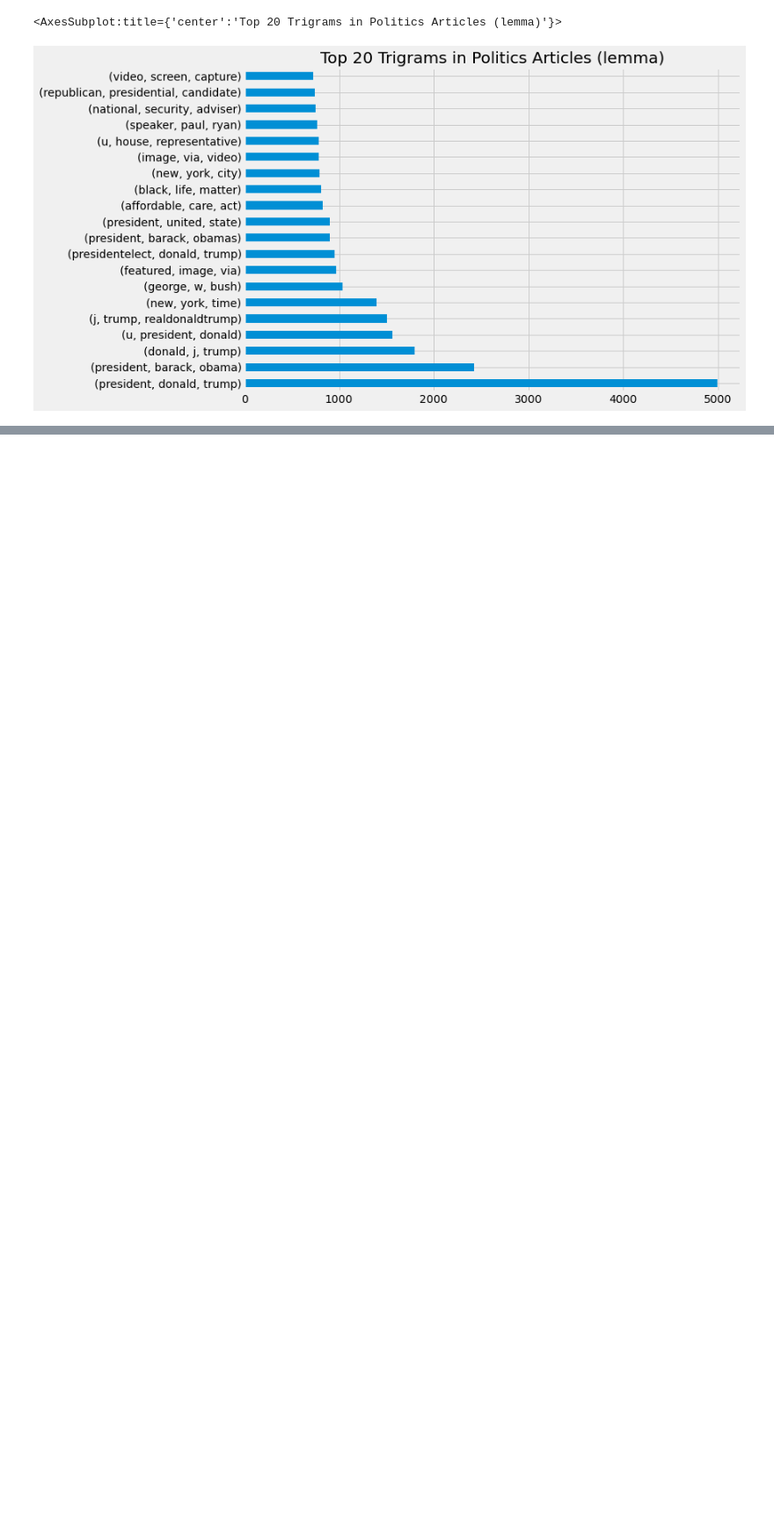
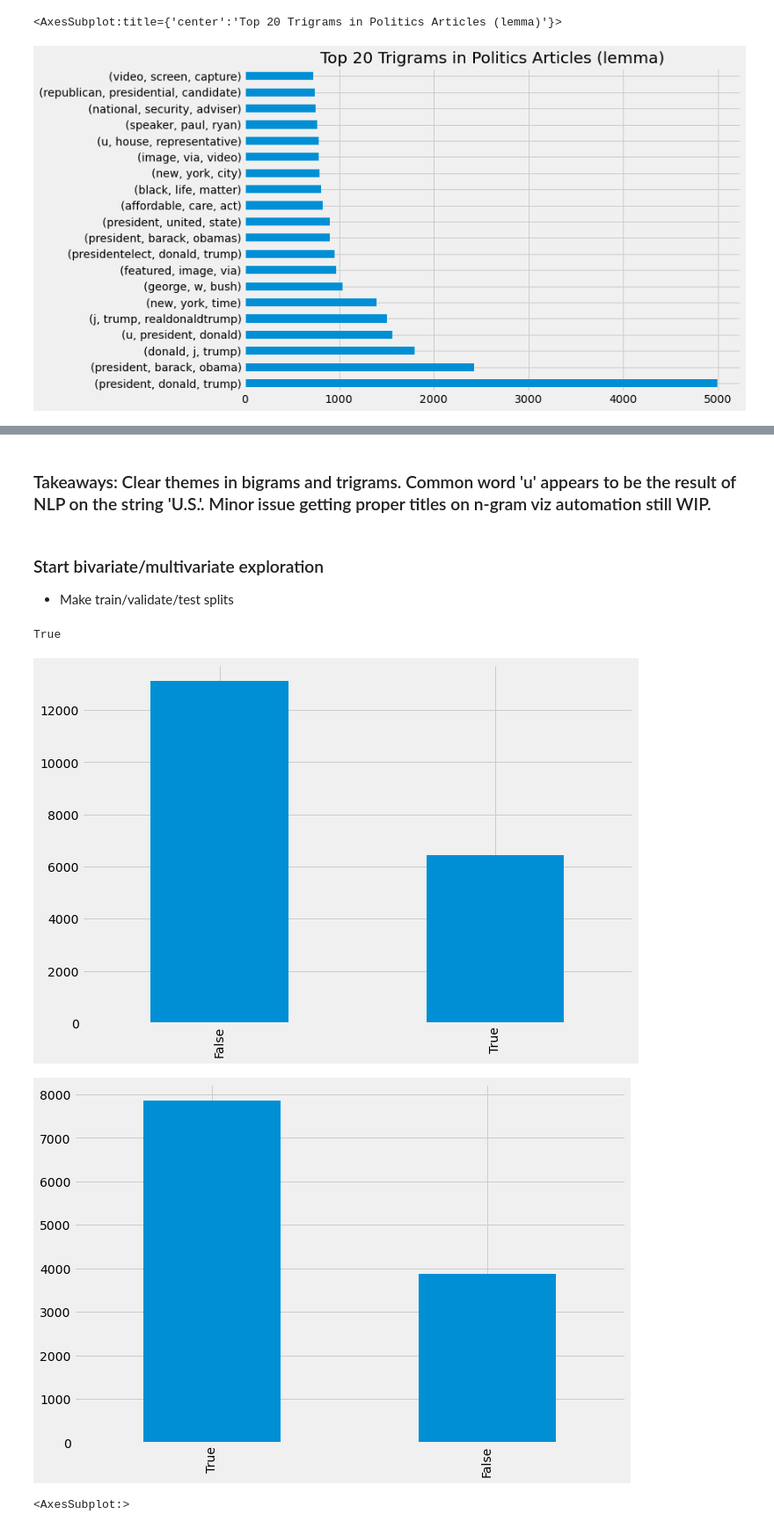
Before and after one commit to tarrencen/post_codeup_projs, a Jupyter notebook: explore.ipynb, the cells around one changed output, grey strips where cells are left out. Shown at 88% size. Drawn from its saved outputs; the diff is of its cells as text; code cells hidden in the pictures; blank space fills up the shorter version.

Commit message:
Train/validate/test split analysis

```diff
--- a/explore.ipynb
+++ b/explore.ipynb
@@ -581,0 +580,3 @@ top20_ngrams_viz(pol_lem_corpus, 3, title='Top 20 Trigrams in Politics Articles
+# %%
+df['truth_label'] = df.truth_value.astype('str')
+df.head(3)
@@ -581,0 +594,31 @@ top20_ngrams_viz(pol_lem_corpus, 3, title='Top 20 Trigrams in Politics Articles
+# %% [markdown]
+### Takeaways: Clear themes in bigrams and trigrams. Common word 'u' appears to be the result of NLP on the string 'U.S.'. Minor issue getting proper titles on n-gram viz automation still WIP.
+# %% [markdown]
+### Start bivariate/multivariate exploration
+
+- Make train/validate/test splits
+# %%
+train_size = .50
+validate_size = .30
+n = df.shape[0]
+validate_start_index = round(train_size * n)
+test_start_index = round((train_size + validate_size) * n)
+
+train = df[:validate_start_index] # everything up (not including) to the validate_start_index
+validate = df[validate_start_index:test_start_index] # everything from validate_start_index to test_start_index
+test = df[test_start_index:] # everything from the test_start_index to the end
+# %%
+# Check that split lengths are appropriate
+len(train) + len(validate) + len(test) == len(df)
+# %% [output]
+True
+# %%
+train.truth_label.value_counts().plot.bar()
+plt.show()
+validate.truth_label.value_counts().plot.bar()
+plt.show()
+test.truth_label.value_counts().plot.bar()
+# %% [output]
+[figure, added]
+[figure, added]
+<AxesSubplot:>
```
Also changed, not shown: parts of 9 cells of this notebook.
